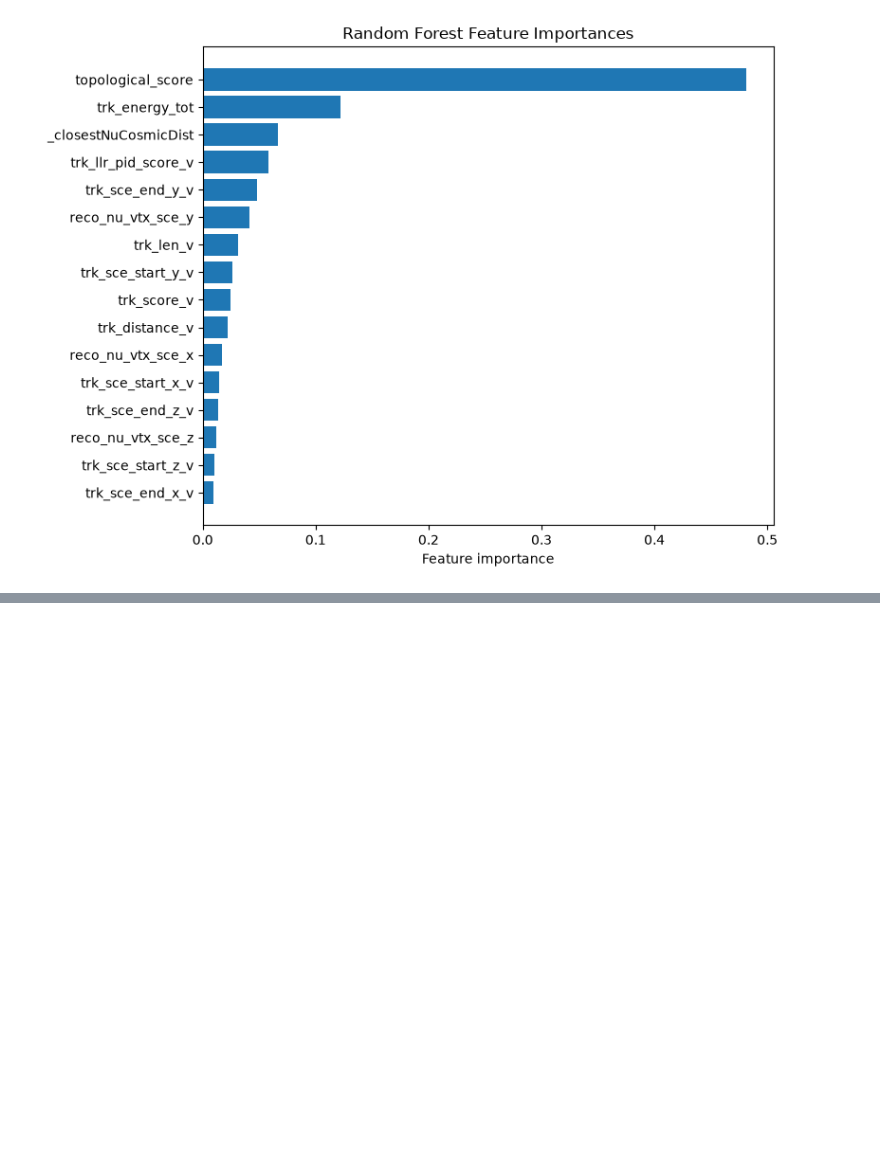
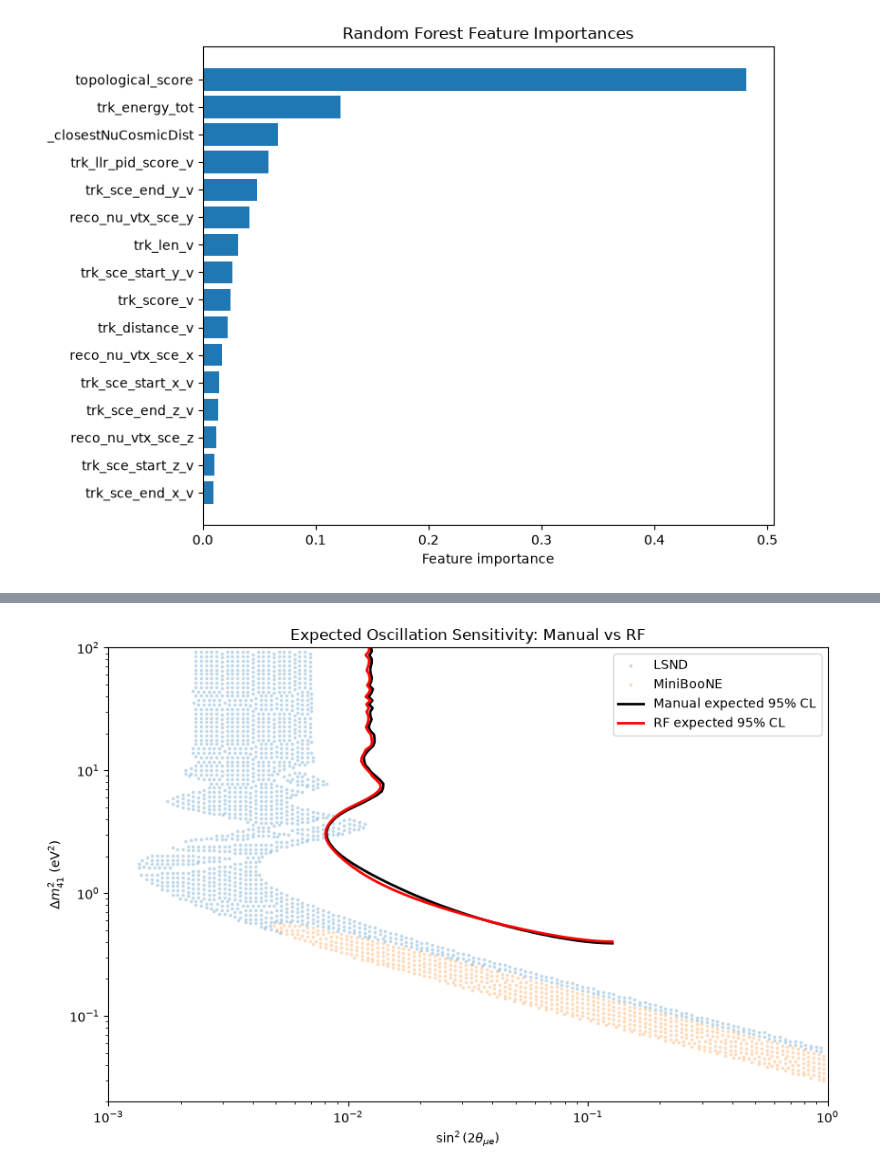
Before and after one commit to CanonicaliTY/uboone_lab_student_copy, a Jupyter notebook: ML_selection.ipynb, the cells around one changed output, grey strips where cells are left out. Cells and saved outputs as stored; diff of their text form; code cells hidden in the pictures; blank space fills up the shorter version.

```diff
--- a/ML_selection.ipynb
+++ b/ML_selection.ipynb
@@ -300,0 +648,83 @@ plt.show()
+# %%
+# Expected sensitivity using no-oscillation Asimov spectra
+asimov_results = {}
+
+for name, (mc, data) in samples.items():
+    # Use each selection's unoscillated MC prediction
+    asimov_target = results[name]["baseline"]
+
+    grid, _, _ = scan_selected_sample(
+        mc,
+        data,
+        dm_compare,
+        amplitude_compare,
+        observed=asimov_target
+    )
+
+    asimov_results[name] = grid - np.min(grid)
+
+    print(
+        f"{name} Asimov minimum chi2:",
+        f"{np.min(grid):.6f}"
+    )
+
+
+# Compare expected 95% CL contours
+fig, ax = plt.subplots(figsize=(9, 6))
+
+ax.scatter(
+    LSND_data[:, 0], LSND_data[:, 1],
+    s=3, alpha=0.2, label="LSND"
+)
+
+ax.scatter(
+    MiniBooNE_data[:, 0], MiniBooNE_data[:, 1],
+    s=3, alpha=0.2, label="MiniBooNE"
+)
+
+for name, color in [
+    ("Manual", "black"),
+    ("Random Forest", "red")
+]:
+    ax.contour(
+        appearance_values[positive],
+        dm_compare,
+        asimov_results[name][:, positive],
+        levels=[5.991],
+        colors=[color],
+        linewidths=2
+    )
+
+from matplotlib.lines import Line2D
+
+handles, labels = ax.get_legend_handles_labels()
+
+handles.extend([
+    Line2D([0], [0], color="black", lw=2),
+    Line2D([0], [0], color="red", lw=2)
+])
+labels.extend([
+    "Manual expected 95% CL",
+    "RF expected 95% CL"
+])
+
+ax.legend(handles, labels)
+
+ax.set_xscale("log")
+ax.set_yscale("log")
+ax.set_xlim(1e-3, 1)
+ax.set_ylim(0.02, 100)
+
+ax.set_xlabel(r"$\sin^2(2\theta_{\mu e})$")
+ax.set_ylabel(r"$\Delta m_{41}^2$ (eV$^2$)")
+ax.set_title("Expected Oscillation Sensitivity: Manual vs RF")
+
+plt.tight_layout()
+
+fig.savefig(
+    output_dir / "expected_95cl_manual_vs_rf.png",
+    dpi=200, bbox_inches="tight"
+)
+
+plt.show()
+# %% [output]
@@ -300,0 +733 @@ plt.show()
+[figure, added]
```
Also changed, not shown: parts of 39 cells of this notebook, 4 other files.
